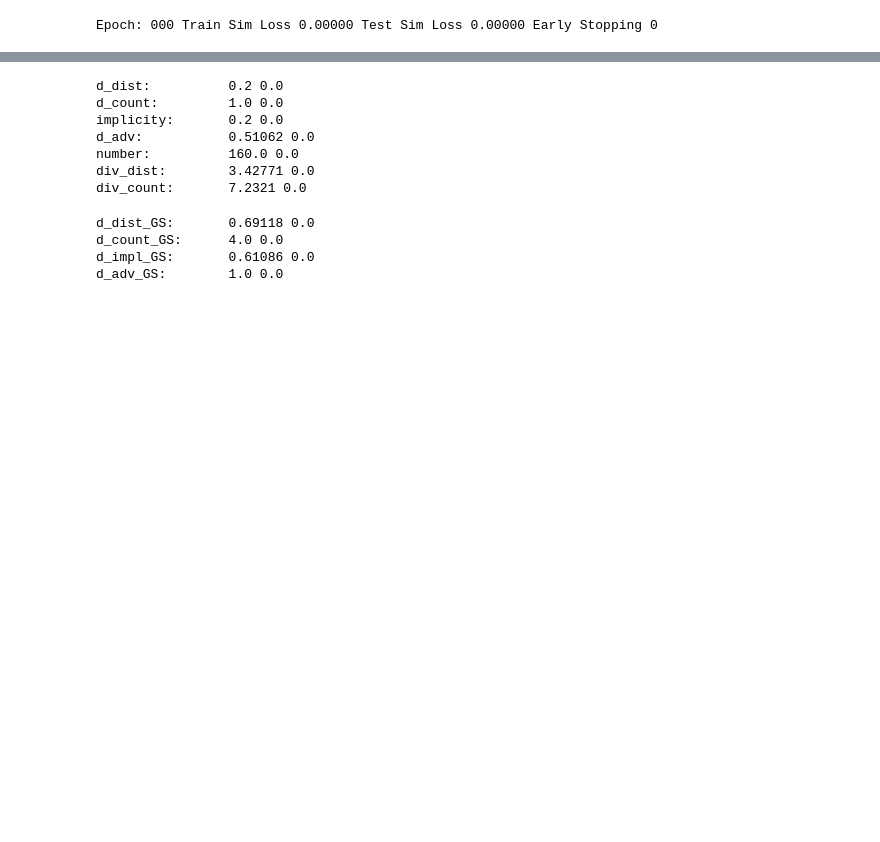
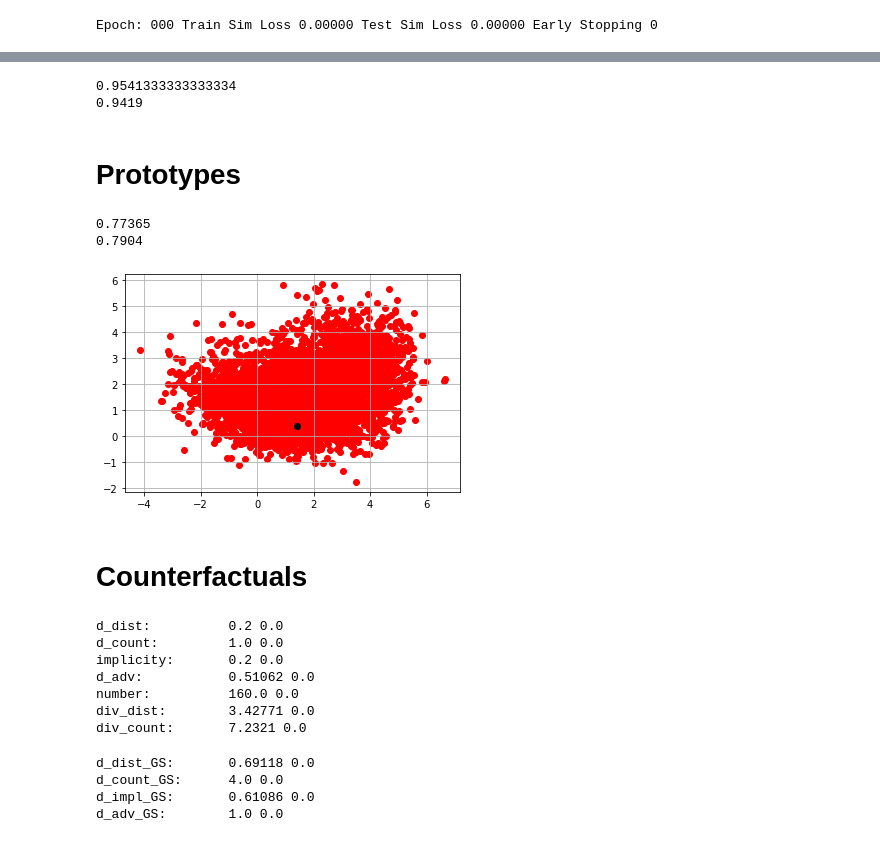
Before and after one commit to francescobodria/posthoc-similaryclass-counterfactuals, a Jupyter notebook: MNIST.ipynb, the cells around one changed output, grey strips where cells are left out. Drawn from its saved outputs; the diff is of its cells as text; code cells hidden in the pictures; blank space fills up the shorter version.

Commit message:
prototypes_exp

```diff
--- a/MNIST.ipynb
+++ b/MNIST.ipynb
@@ -265,3 +267,36 @@ plt.grid()
+# %%
+from sklearn.neighbors import KNeighborsClassifier
+neigh = KNeighborsClassifier(n_neighbors=10)
+neigh.fit(Z_train, np.where(Y_train.numpy()==1)[1])
+print(neigh.score(Z_train,np.where(Y_train.numpy()==1)[1]))
+print(neigh.score(Z_test,np.where(Y_test.numpy()==1)[1]))
+# %% [output]
+0.9541333333333334
+0.9419
+# %% [markdown]
+# Prototypes
+# %%
+from sklearn.neighbors import NearestCentroid
+clf = NearestCentroid()
+clf.fit(Z_train, np.where(Y_train.numpy()==1)[1])
+print(clf.score(Z_train,np.where(Y_train.numpy()==1)[1]))
+print(clf.score(Z_test,np.where(Y_test.numpy()==1)[1]))
+# %% [output]
+0.77365
+0.7904
+# %%
+c = 3
+a = 1
+b = 3
+
+idx = np.argmax(y_train_pred,axis=1)==3
+plt.scatter(Z_train[idx,a], Z_train[idx,b], c='r')
+plt.scatter(clf.centroids_[2,a], clf.centroids_[2,b], c='k')
+plt.grid()
+# %% [output]
+[figure, added]
+# %% [markdown]
+# Counterfactuals
 # %%
 w = model.fc1.weight.detach().numpy()
 b = model.fc1.bias.detach().numpy()
```
Also changed, not shown: parts of 6 cells of this notebook, 14 other files.
